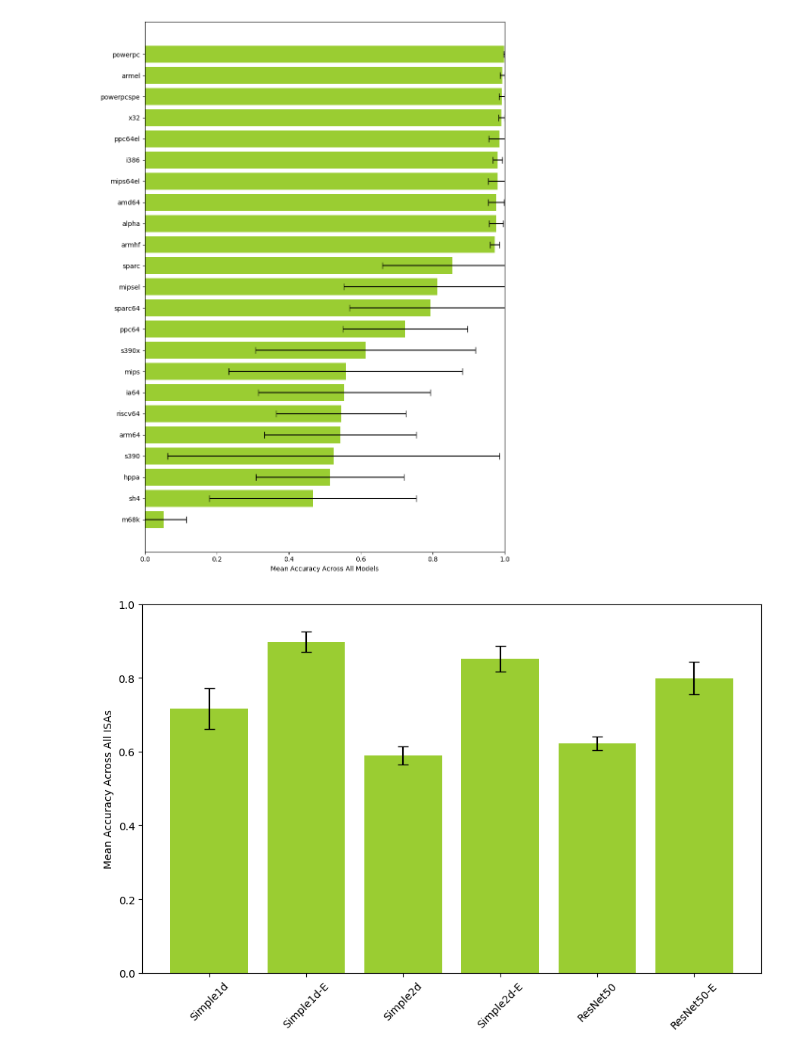
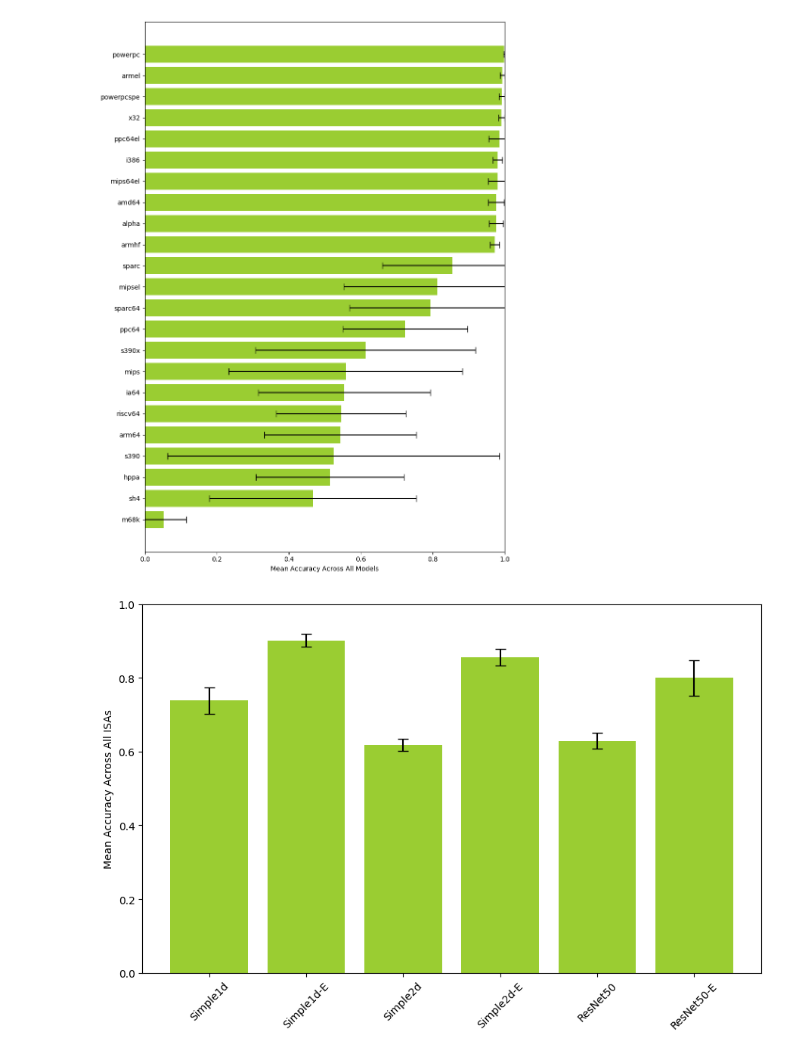
Before and after one commit to mikkelsvartveit/thesis, a Jupyter notebook: masterproject/code/src/analysis/barchart-logo.ipynb, the cells around one changed output. Cells and saved outputs as stored; diff of their text form; code cells hidden in the pictures.

```diff
--- a/masterproject/code/src/analysis/barchart-logo.ipynb
+++ b/masterproject/code/src/analysis/barchart-logo.ipynb
@@ -37,11 +43,33 @@ for target_feature in target_features:
             & (df_all["target_feature"] == target_feature)
         ].reset_index(drop=True)
 
+        # Filter out rows with Name "overall_metrics"
+        df_filtered = df[df["Name"] != "overall_metrics"]
+
+        # Group by the seed column and create a list of accuracies
+        accuracy_lists = (
+            df_filtered.groupby("validator.seed")["test_accuracy_chunk"]
+            .apply(list)
+            .tolist()
+        )
+
+        # Group by the seed column and create a list of dataset sizes
+        # fold_sample_counts = (
+        #     df_filtered.groupby("validator.seed")["test_dataset_size"]
+        #     .apply(list)
+        #     .tolist()
+        # )
+        # TODO: fix when test_dataset_size is implemented
+        fold_sample_counts = [[3500 for _ in sublist] for sublist in accuracy_lists]
+
         # Get overall metrics
-        df_overall = df[df["Name"] == "overall_metrics"][["overall_accuracy"]]
-        overall_mean = df_overall["overall_accuracy"].mean()
-        overall_std = df_overall["overall_accuracy"].std()
-        model_overall_results[model_name] = (overall_mean, overall_std)
+        overall_mean, overall_conf_95, _, _ = logo_cv_confidence_interval(
+            all_run_fold_accuracies=accuracy_lists,
+            fold_sample_counts=fold_sample_counts,
+            confidence=0.95,
+        )
+
+        model_overall_results[model_name] = (overall_mean, overall_conf_95)
 
         # Get per-architecture metrics
         df_filtered = df[["Name", "test_accuracy_file", "test_loss", "train_loss"]]
@@ -103,8 +131,8 @@ for target_feature in target_features:
     # Add overall row
     table_string += "| **Overall** |"
     for model in model_names:
-        mean, std = model_overall_results[model]
-        table_string += f" **{mean:.3f}±{std:.3f}** |"
+        mean, conf_95 = model_overall_results[model]
+        table_string += f" **{mean:.3f}±{conf_95:.3f}** |"
     table_string += "\n"
 
     # Save the table
@@ -145,19 +173,19 @@ for target_feature in target_features:
     # Create bar chart aggregated by model
     plt.figure(figsize=(9, 6))
     model_means = []
-    model_stds = []
+    model_conf_95s = []
 
     for model in model_names:
-        mean, std = model_overall_results[model]
+        mean, conf_95 = model_overall_results[model]
         model_means.append(mean)
-        model_stds.append(std)
+        model_conf_95s.append(conf_95)
 
     xticks = [model.replace("Embedding", "-E") for model in model_names]
 
     bars = plt.bar(
         range(len(model_names)),
         model_means,
-        yerr=model_stds,
+        yerr=model_conf_95s,
         capsize=5,
         color="yellowgreen",
     )
@@ -187,3 +215,3 @@ for target_feature in target_features:
 [figure]
-[figure, old version]
+[figure, new version]
 [figure]
```
Also changed, not shown: parts of 2 cells of this notebook, 14 other files.
